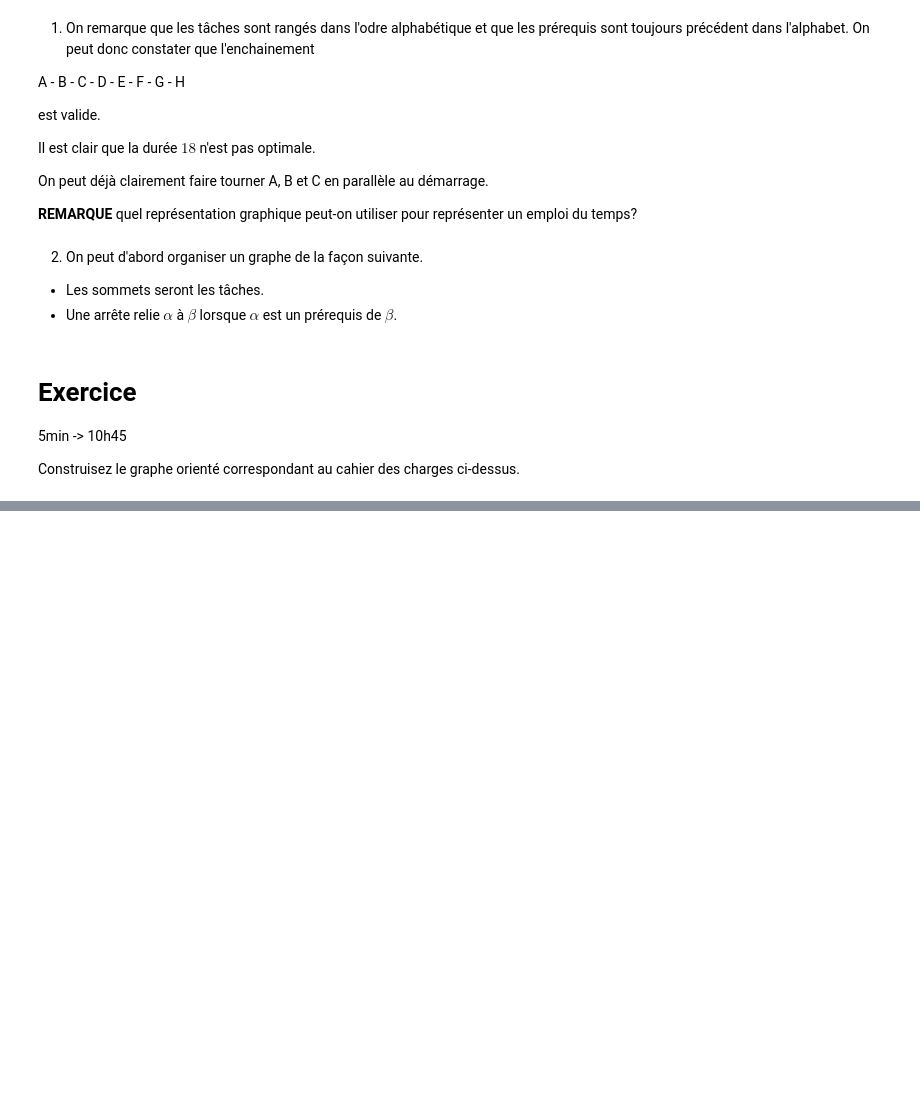
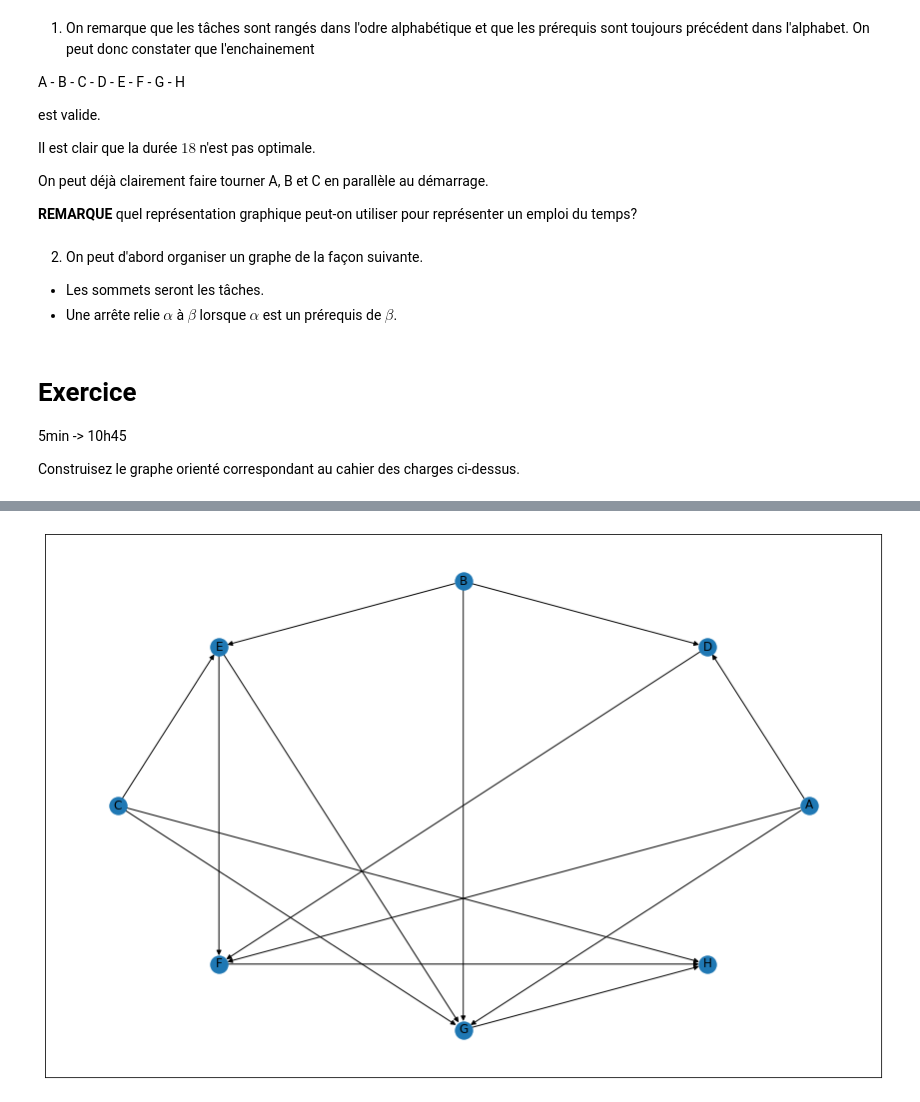
Before and after one commit to MECEN-TOURS/SC-2020-2021, a Jupyter notebook: Seance14/seance.ipynb, the cells around one changed output, grey strips where cells are left out. Saved outputs shown, nothing was run; the diff lists cells and outputs as text; code cells hidden in the pictures; blank space fills up the shorter version.

```diff
--- a/Seance14/seance.ipynb
+++ b/Seance14/seance.ipynb
@@ -51,0 +85,5 @@ Construisez le graphe orienté correspondant au cahier des charges ci-dessus.
+# %%
+position = nx.circular_layout(G=cahier)
+nx.draw_networkx(G=cahier, pos=position)
+# %% [output]
+[figure, added]
```
Also changed, not shown: parts of 7 cells of this notebook.
